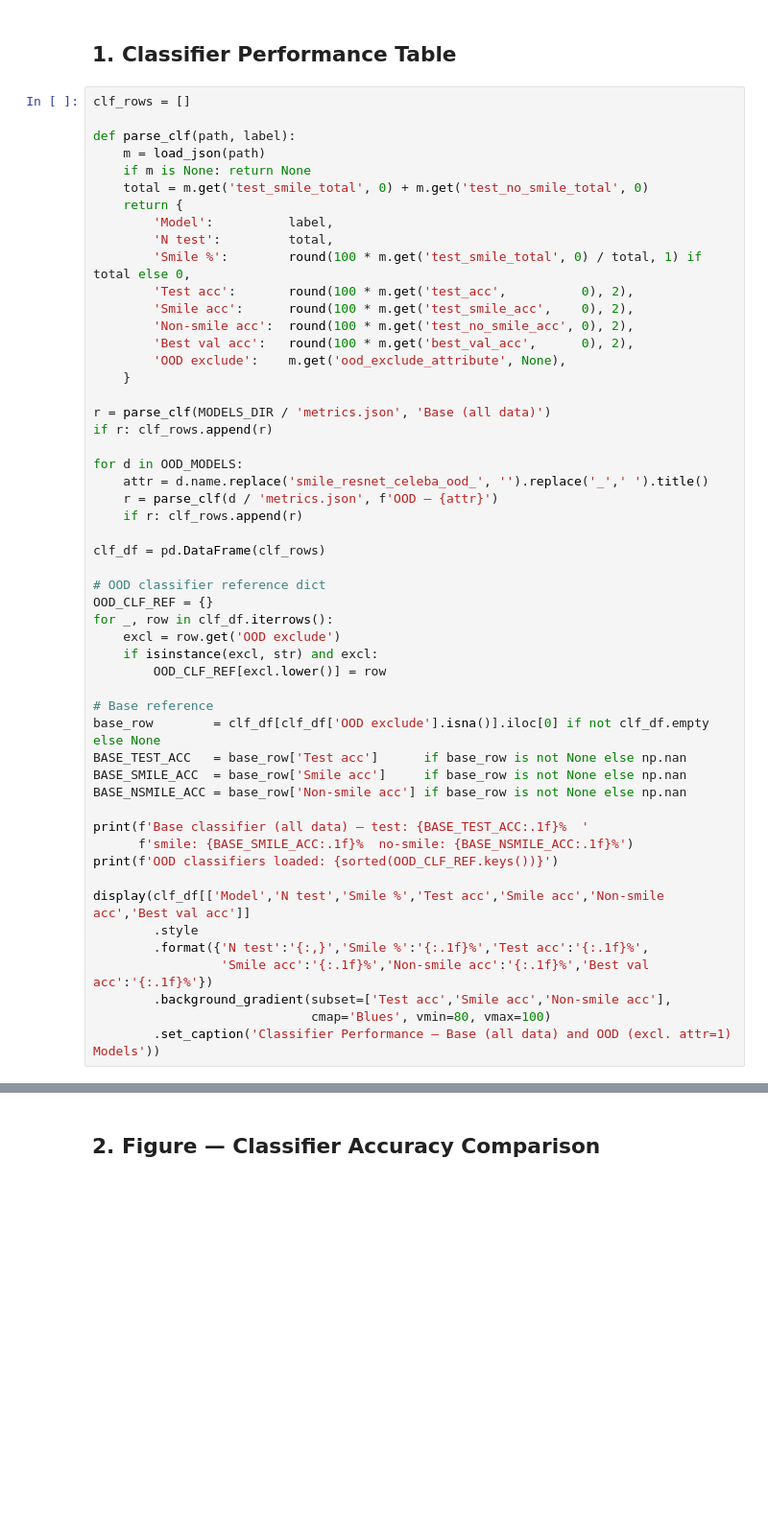
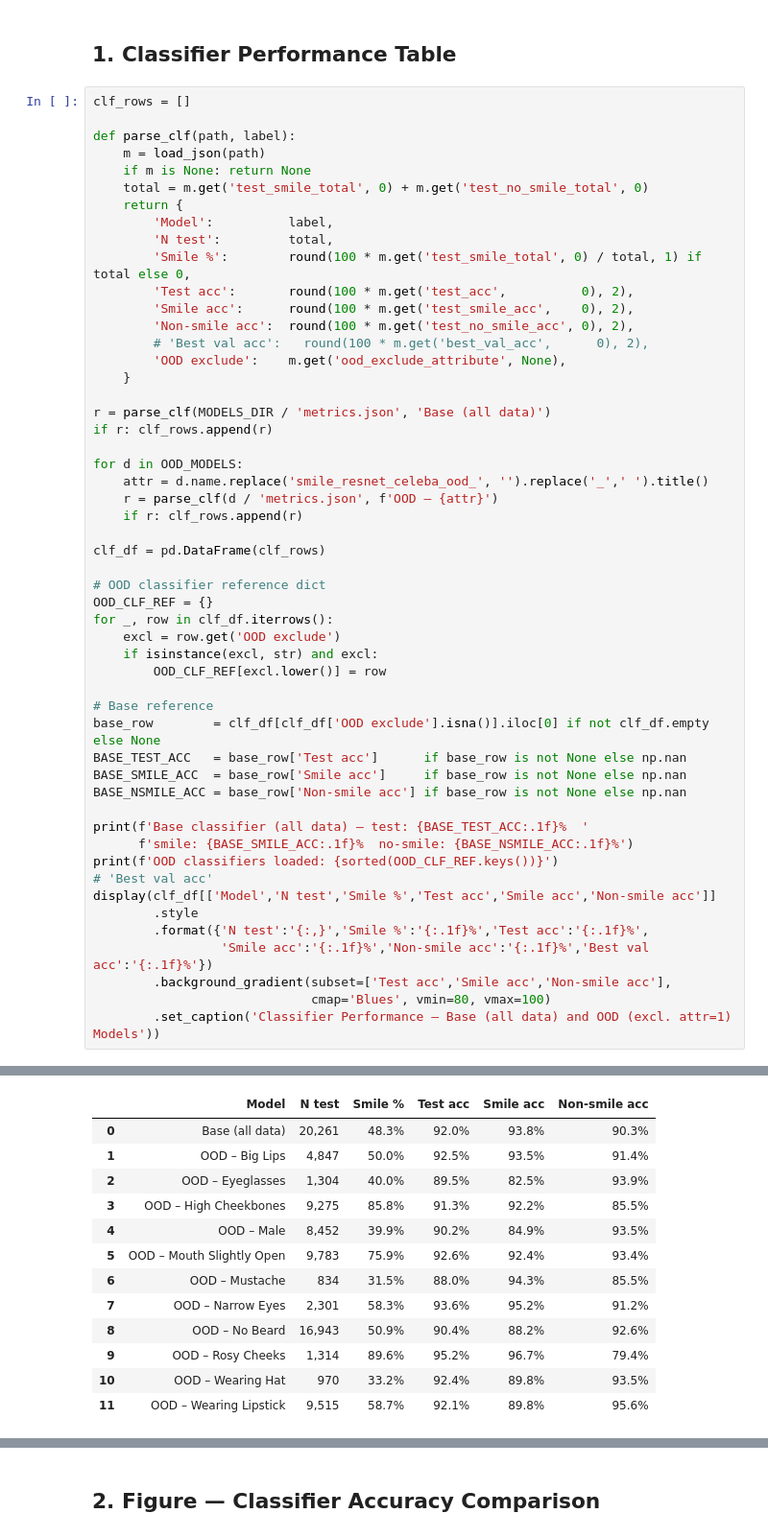
Before and after one commit to daniyaniazi/RandomizedSmothingmanifold, a Jupyter notebook: notebooks/CelebA_OOD_Analysis.ipynb, the cells around one changed output, grey strips where cells are left out. Shown at 96% size. Cells and saved outputs as stored; diff of their text form; blank space fills up the shorter version.

```diff
--- a/notebooks/CelebA_OOD_Analysis.ipynb
+++ b/notebooks/CelebA_OOD_Analysis.ipynb
@@ -74,7 +78,7 @@ def parse_clf(path, label):
         'Test acc':       round(100 * m.get('test_acc',          0), 2),
         'Smile acc':      round(100 * m.get('test_smile_acc',    0), 2),
         'Non-smile acc':  round(100 * m.get('test_no_smile_acc', 0), 2),
-        'Best val acc':   round(100 * m.get('best_val_acc',      0), 2),
+        # 'Best val acc':   round(100 * m.get('best_val_acc',      0), 2),
         'OOD exclude':    m.get('ood_exclude_attribute', None),
     }
 
@@ -104,11 +108,12 @@ BASE_NSMILE_ACC = base_row['Non-smile acc'] if base_row is not None else np.nan
 print(f'Base classifier (all data) — test: {BASE_TEST_ACC:.1f}%  '
       f'smile: {BASE_SMILE_ACC:.1f}%  no-smile: {BASE_NSMILE_ACC:.1f}%')
 print(f'OOD classifiers loaded: {sorted(OOD_CLF_REF.keys())}')
-
-display(clf_df[['Model','N test','Smile %','Test acc','Smile acc','Non-smile acc','Best val acc']]
+# 'Best val acc'
+display(clf_df[['Model','N test','Smile %','Test acc','Smile acc','Non-smile acc']]
         .style
         .format({'N test':'{:,}','Smile %':'{:.1f}%','Test acc':'{:.1f}%',
                  'Smile acc':'{:.1f}%','Non-smile acc':'{:.1f}%','Best val acc':'{:.1f}%'})
         .background_gradient(subset=['Test acc','Smile acc','Non-smile acc'],
                              cmap='Blues', vmin=80, vmax=100)
         .set_caption('Classifier Performance — Base (all data) and OOD (excl. attr=1) Models'))
+# %% [output]
@@ -115 +123,14 @@ display(clf_df[['Model','N test','Smile %','Test acc','Smile acc','Non-smile acc
+|  | Model | N test | Smile % | Test acc | Smile acc | Non-smile acc |
+| 0 | Base (all data) | 20,261 | 48.3% | 92.0% | 93.8% | 90.3% |
+| 1 | OOD – Big Lips | 4,847 | 50.0% | 92.5% | 93.5% | 91.4% |
+| 2 | OOD – Eyeglasses | 1,304 | 40.0% | 89.5% | 82.5% | 93.9% |
+| 3 | OOD – High Cheekbones | 9,275 | 85.8% | 91.3% | 92.2% | 85.5% |
+| 4 | OOD – Male | 8,452 | 39.9% | 90.2% | 84.9% | 93.5% |
+| 5 | OOD – Mouth Slightly Open | 9,783 | 75.9% | 92.6% | 92.4% | 93.4% |
+| 6 | OOD – Mustache | 834 | 31.5% | 88.0% | 94.3% | 85.5% |
+| 7 | OOD – Narrow Eyes | 2,301 | 58.3% | 93.6% | 95.2% | 91.2% |
+| 8 | OOD – No Beard | 16,943 | 50.9% | 90.4% | 88.2% | 92.6% |
+| 9 | OOD – Rosy Cheeks | 1,314 | 89.6% | 95.2% | 96.7% | 79.4% |
+| 10 | OOD – Wearing Hat | 970 | 33.2% | 92.4% | 89.8% | 93.5% |
+| 11 | OOD – Wearing Lipstick | 9,515 | 58.7% | 92.1% | 89.8% | 95.6% |
 # %%
```
Also changed, not shown: parts of 4 cells of this notebook, 12 other files.
